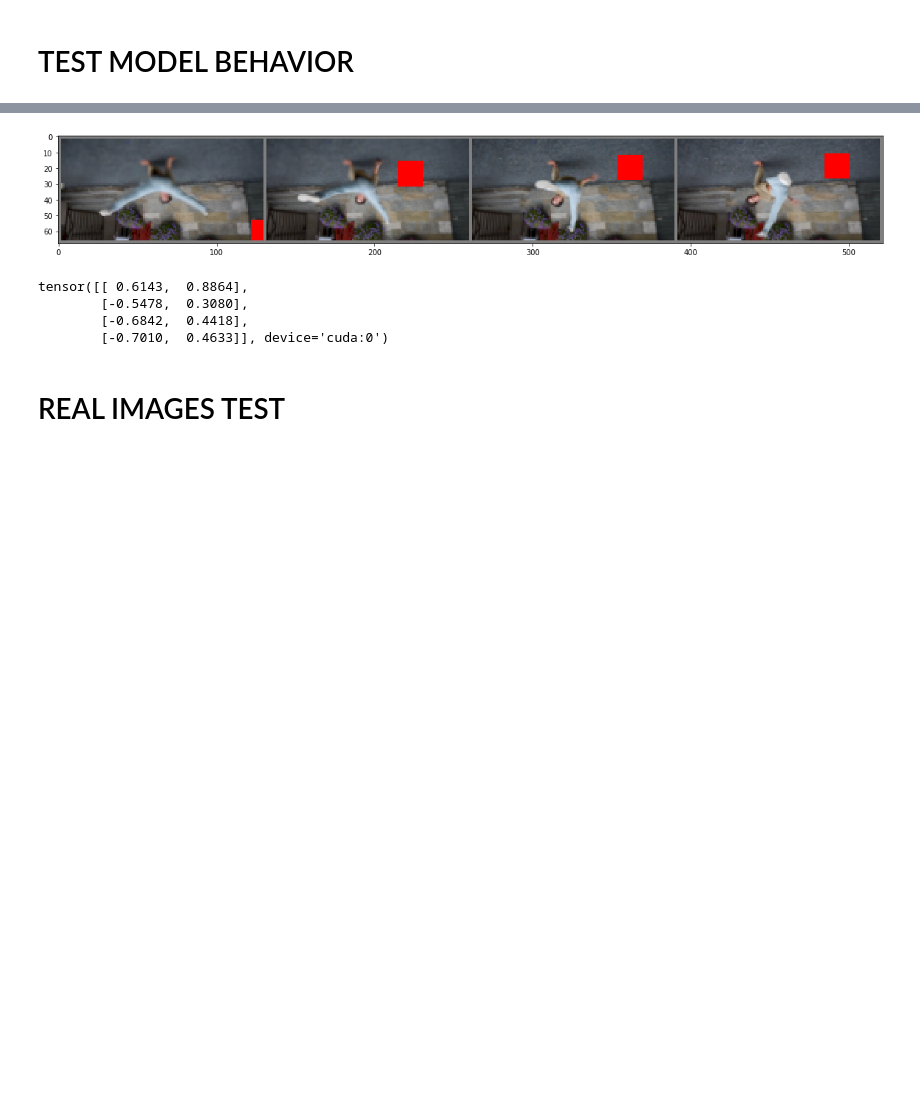
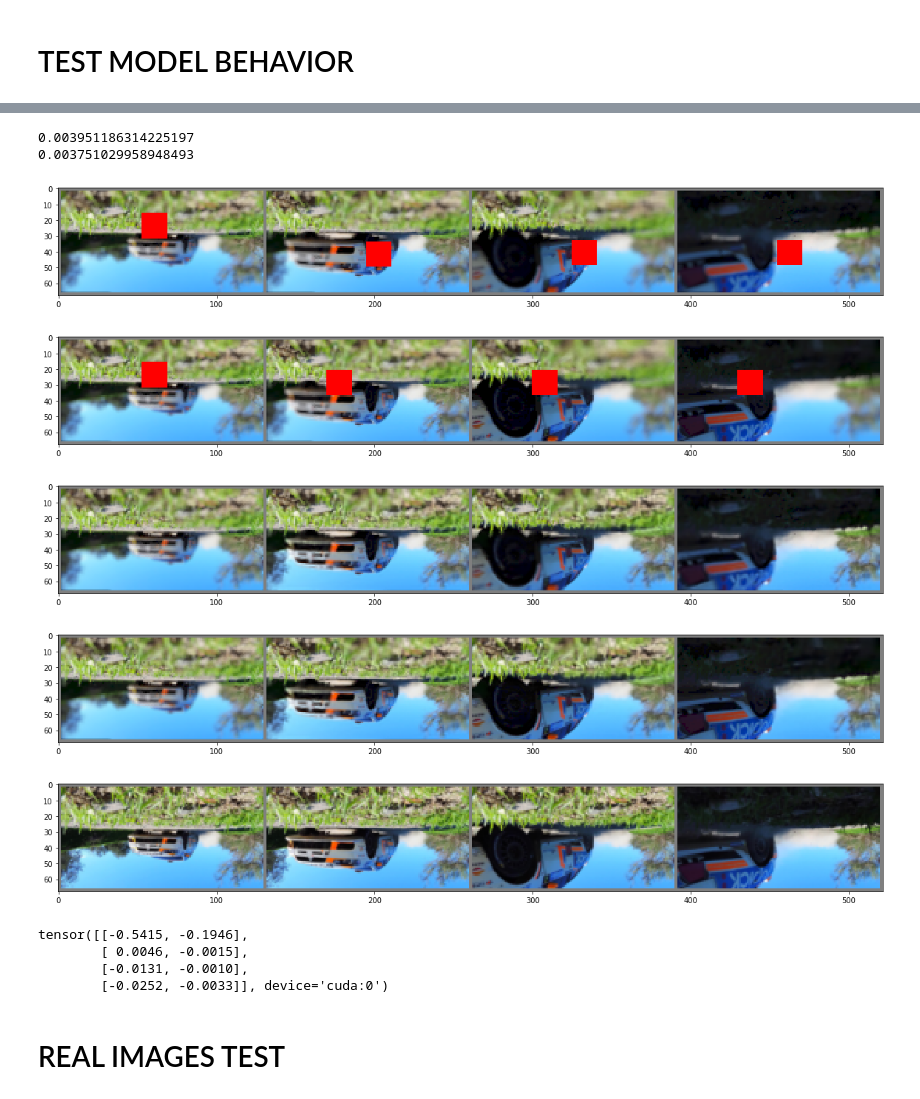
Before and after one commit to cianhwang/pyFusion, a Jupyter notebook: PolicyNet_test.ipynb, the cells around one changed output, grey strips where cells are left out. Saved outputs shown, nothing was run; the diff lists cells and outputs as text; code cells hidden in the pictures; blank space fills up the shorter version.

Commit message:
decent focus change..

```diff
--- a/PolicyNet_test.ipynb
+++ b/PolicyNet_test.ipynb
@@ -27,7 +34,7 @@ def load_checkpoint(ckpt_path, model):
 
     return model
 # %%
-model = focusLocNet(0.17).to("cuda:0")
+model = focusLocNet(0.17, 4, 256, 1).to("cuda:0")
 # %%
-model = load_checkpoint('021920_22_57', model)
+model = load_checkpoint('0405_20_11', model)
 # %% [output]
@@ -58,13 +47,14 @@ focusLocNet(
 # %%
 video_path = "../datasets/DAVIS/test_davis_video_list.txt"
 depth_path = "../datasets/DAVIS/test_davis_dpt_list.txt"
-video_dataset = load_davis_dataset(video_path, depth_path, 4)
+video_dataset = load_davis_dataset(video_path, depth_path, 5)[0]
 dataiter = iter(video_dataset)
 # %%
-y_train, dpt = dataiter.next()
-y_train = y_train.cuda()
+x_train, dpt = dataiter.next()
+x_train = x_train.cuda()
 dpt = dpt.cuda()
+print(x_train.size())
 
 # show images
-imshow(torchvision.utils.make_grid(y_train[0]).cpu())
+imshow(torchvision.utils.make_grid(x_train[0]).cpu())
 # %% [output]
@@ -72,38 +119,72 @@ imshow(torchvision.utils.make_grid(y_train[0]).cpu())
 # %%
+%matplotlib inline
 J_est = []
 I_est = []
+I_manual = []
+J_manual = []
 loc = []
 
-l = torch.rand(1, 2, device="cuda:0")*2-1
+l = torch.Tensor([[-0.5415, -0.1946]]).to("cuda:0")
+# l_manual = torch.Tensor([[[-0.5415, -0.1946],
+#         [-0.3933,  -0.396],
+#         [-0.3933,  -0.396],
+#         [-0.3933,  -0.396]]]).to("cuda:0")
 I = getDefocuesImage(l, y_train[:, 0, ...], dpt[:, 0, ...])
 J_prev = I
+J_m = I
 
 I_est.append(I)
+I_manual.append(I)
 J_est.append(J_prev)
+J_manual.append(J_m)
 loc.append(l)
 
 with torch.no_grad():
     model.init_hidden()
     for t in range(y_train.size()[1]-1):
         mu, l, b, p = model(I, l)
-        I = getDefocuesImage(l, y_train[:, t+1, ...], dpt[:, t+1, ...])
+        I = getDefocuesImage(mu, y_train[:, t+1, ...], dpt[:, t+1, ...])
         J_prev = fuseTwoImages(I, J_prev)
         J_est.append(J_prev)
+        I_m = getDefocuesImage(l_manual[:, t+1], y_train[:, t+1, ...], dpt[:, t+1, ...])
+        J_m = fuseTwoImages(I_m, J_m)
+        J_manual.append(J_m)
         I_est.append(I)
+        I_manual.append(I_m)
         loc.append(mu)
 
     J_est = torch.stack(J_est, dim = 1)
     I_est = torch.stack(I_est, dim = 1)
+    J_manual = torch.stack(J_manual, dim = 1)
+    I_manual = torch.stack(I_manual, dim = 1)
+
+
     loc = torch.stack(loc, dim = 1)
+    R_i = reconsLoss(J_est[:, 1:], y_train[:, 1:])
+    R_i = torch.mean(R_i, dim = 0)
+    print(R_i.item())
+    R_i = reconsLoss(J_manual[:, 1:], y_train[:, 1:])
+    R_i = torch.mean(R_i, dim = 0)
+    print(R_i.item())
 
 imshow(torchvision.utils.make_grid(color_region(I_est[0], loc[0])).cpu())
+imshow(torchvision.utils.make_grid(color_region(I_manual[0], l_manual[0])).cpu())
+imshow(torchvision.utils.make_grid(J_est[0]).cpu())
+imshow(torchvision.utils.make_grid(J_manual[0]).cpu())
+imshow(torchvision.utils.make_grid(y_train[0]).cpu())
 print(loc[0])
 # %% [output]
+0.003951186314225197
+0.003751029958948493
-[figure, old version]
+[figure, new version]
-tensor([[ 0.6143,  0.8864],
-        [-0.5478,  0.3080],
-        [-0.6842,  0.4418],
-        [-0.7010,  0.4633]], device='cuda:0')
+[figure, added]
+[figure, added]
+[figure, added]
+[figure, added]
+tensor([[-0.5415, -0.1946],
+        [ 0.0046, -0.0015],
+        [-0.0131, -0.0010],
+        [-0.0252, -0.0033]], device='cuda:0')
 # %% [markdown]
 # REAL IMAGES TEST
 # %%
```
Also changed, not shown: parts of 15 cells of this notebook.
